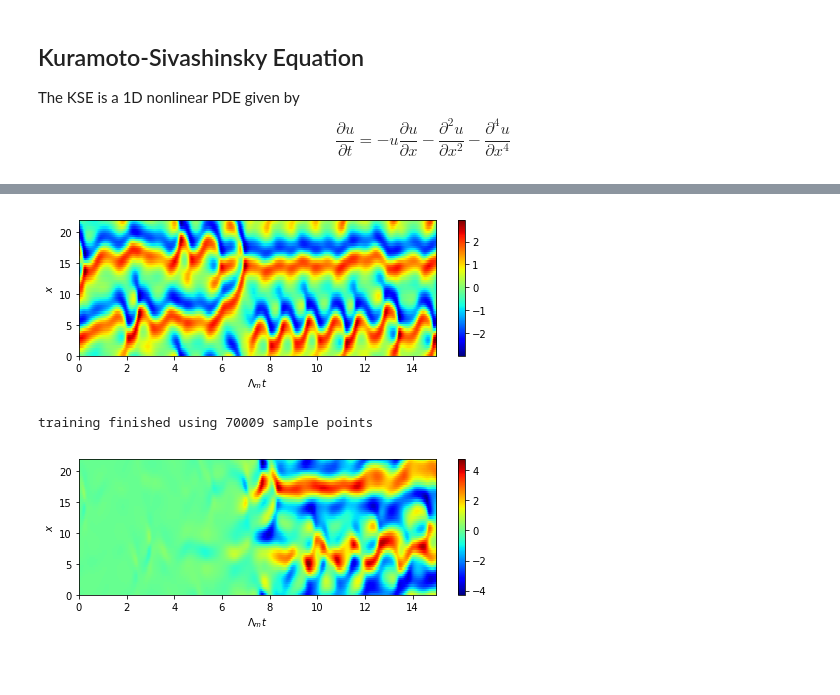
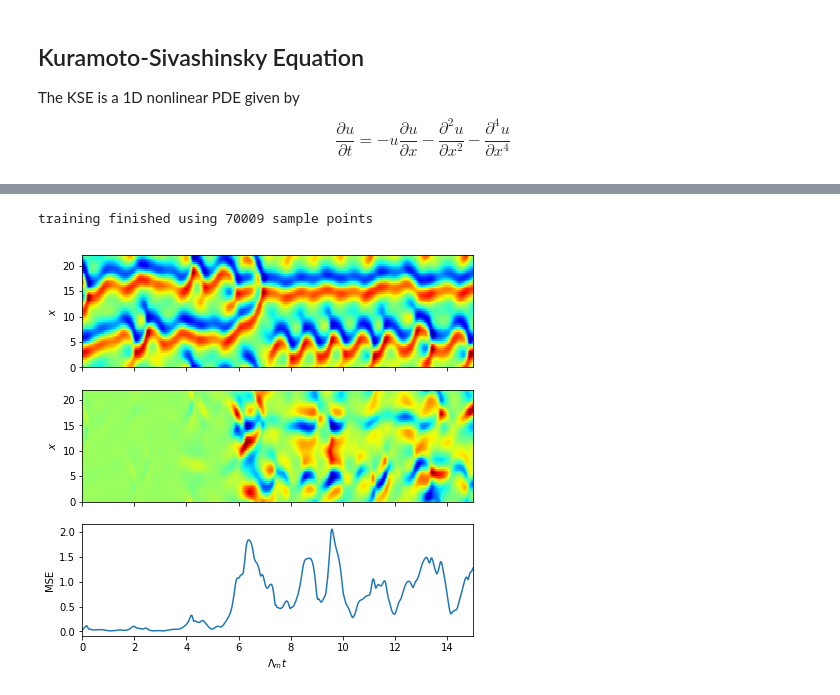
Before and after one commit to monlie/ReservoirComputing, a Jupyter notebook: Untitled.ipynb, the cells around one changed output, grey strips where cells are left out. Saved outputs shown, nothing was run; the diff lists cells and outputs as text; code cells hidden in the pictures; blank space fills up the shorter version.

```diff
--- a/Untitled.ipynb
+++ b/Untitled.ipynb
@@ -52,8 +52,16 @@ class Reservoir(layers.Layer):
 #         self.w_ir = tf.random.uniform((input_shape[-1], self.__units),
 #                                       minval=-self.__alpha, maxval=self.__alpha,
 #                                       dtype=tf.float32)
+        n = input_shape[-1]
+        d = self.__units // n
+        row_idx = np.tile(np.arange(n, dtype=np.int64), d)
+        col_idx = np.random.permutation(np.arange(d * n))
+        val = np.random.uniform(-self.__alpha, self.__alpha, d * n)
+        w_ir = np.zeros((n, self.__units), dtype=np.float32)
+        w_ir[row_idx, col_idx] = val
+        self.w_ir = tf.constant(w_ir)
         # use matlab
-        self.w_ir = tf.constant(W_IN)
+#         self.w_ir = tf.constant(W_IN)
 
     def call(self, inputs):
         out = tf.transpose(
@@ -144,28 +140,36 @@ validate_y = tf.constant(kse_data[:, 72012:73211].T, dtype=tf.float32)
-# %%
-%matplotlib inline
-plt.figure(figsize=(8, 2.5))
-plt.imshow(tf.transpose(validate_y), origin="lower",
-           extent=[0, validate_y.shape[0]*0.25*0.05, 0, 22],
-           aspect="auto", cmap="jet")
-plt.colorbar()
-plt.ylabel("$x$")
-plt.xlabel("$\Lambda_m t$")
-plt.show()
-# %% [output]
-[figure, removed]
-# %%
-cha = ChaosNet(4992, 0.1)
-cha.train(train_x, train_y)
-pred = cha.predict(validate_x)
-
-plt.figure(figsize=(8, 2.5))
-plt.imshow(tf.transpose(pred) - tf.transpose(validate_y)[:, :1000], origin="lower",
-           extent=[0, validate_y.shape[0]*0.25*0.05, 0, 22],
-           aspect="auto", cmap="jet")
-plt.colorbar()
-plt.ylabel("$x$")
-plt.xlabel("$\Lambda_m t$")
-plt.show()
-# %% [output]
-training finished using 70009 sample points
-[figure, removed]
+# %%
+cha = ChaosNet(4992, 0.1)
+cha.train(train_x, train_y)
+pred = cha.predict(validate_x, validate_y.shape[0])
+# %% [output]
+training finished using 70009 sample points
+# %%
+def plot_result(pred, validate_y):
+    fiture, ax = plt.subplots(3, 1, sharex='col', figsize=(7, 7))
+    t_max = validate_y.shape[0] * 0.25 * 0.05
+
+    ax1 = ax[0]
+    img = ax1.imshow(tf.transpose(validate_y), origin="lower",
+               extent=[0, t_max, 0, 22],
+               aspect="auto", cmap="jet")
+    ax1.set_ylabel("$x$")
+
+    ax1 = ax[1]
+    img = ax1.imshow(tf.transpose(pred) - tf.transpose(validate_y), origin="lower",
+               extent=[0, t_max, 0, 22],
+               aspect="auto", cmap="jet")
+    ax1.set_ylabel("$x$")
+
+    ax2 = ax[2]
+    ax2.plot(np.linspace(0, t_max, len(pred)), np.mean(tf.abs(pred - validate_y), axis=-1), lw=1.5)
+    ax2.set_xlim(0, t_max)
+    ax2.set_ylabel("MSE")
+    ax2.set_xlabel("$\Lambda_m t$")
+    return figure
+
+plot_result(pred, validate_y)
+plt.savefig("kse.svg")
+plt.savefig("kse.jpg")
+plt.show()
+# %% [output]
+[figure, added]
```
Also changed, not shown: parts of 3 cells of this notebook, 2 other files.
